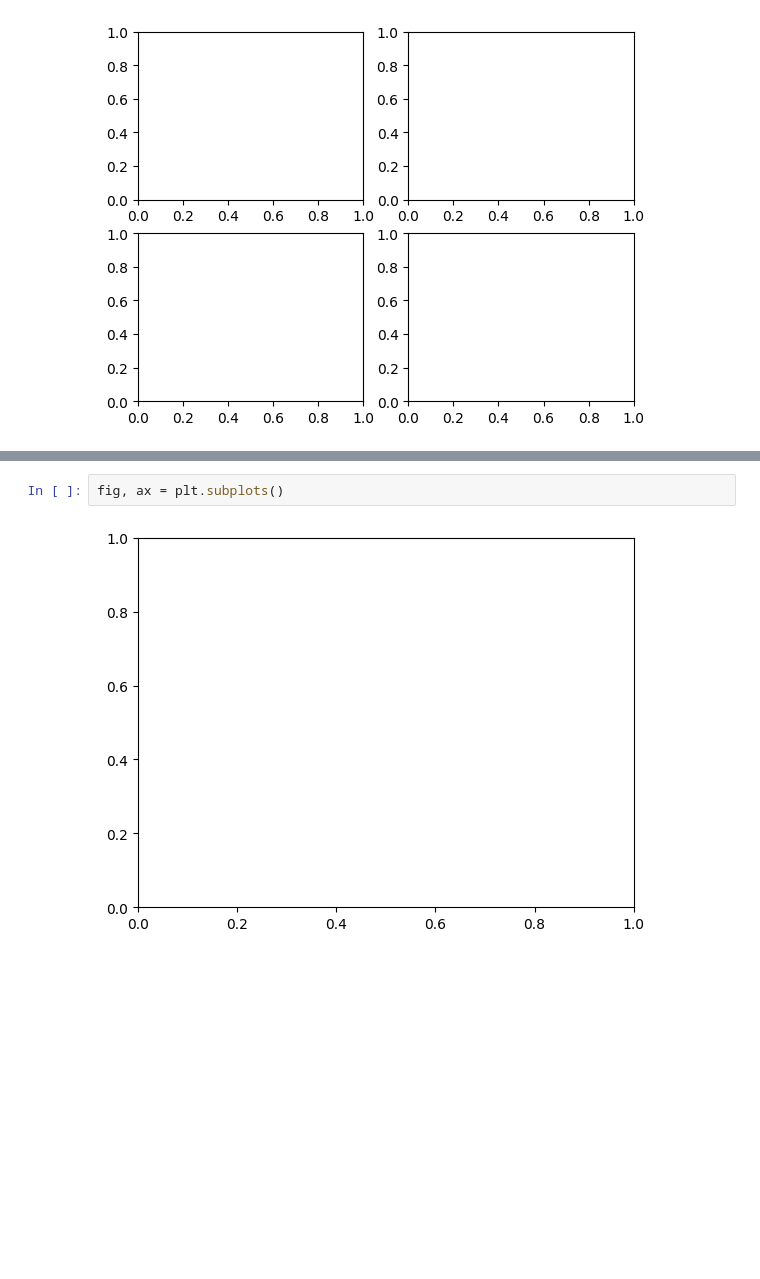
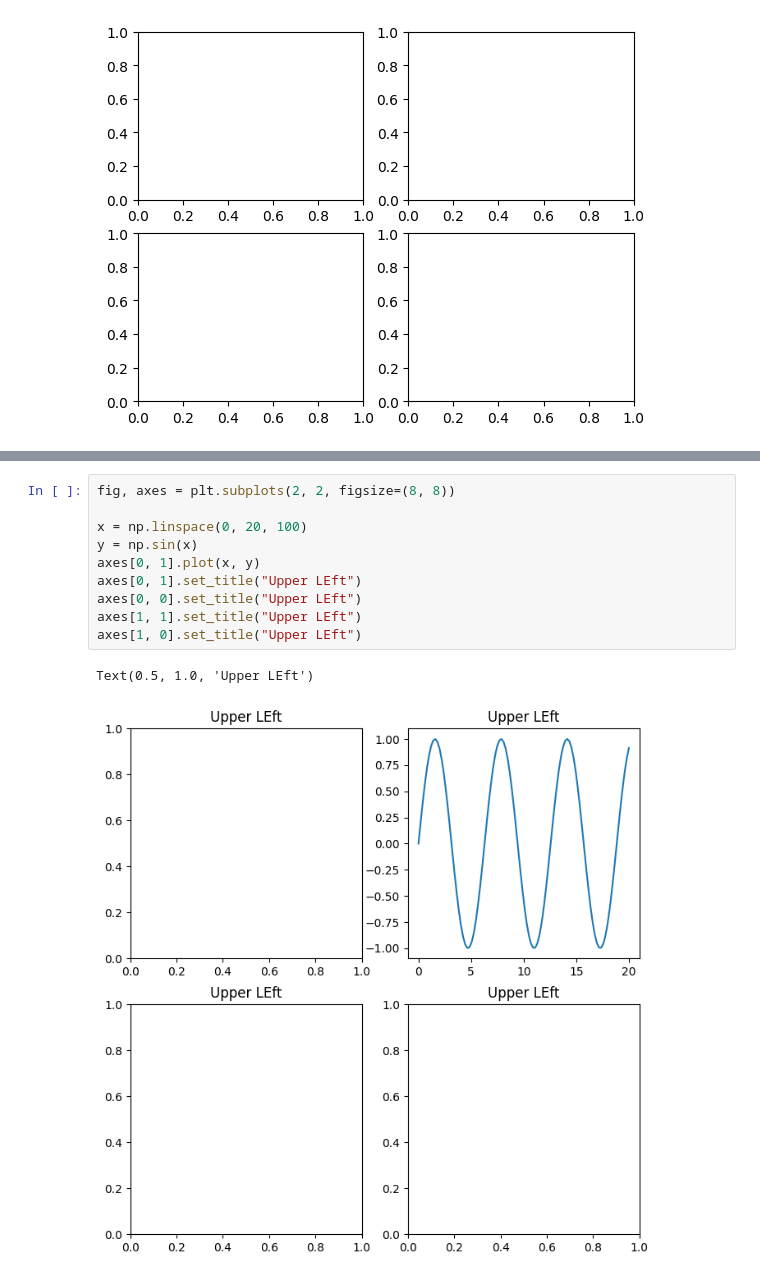
Before and after one commit to mtk1793/Data-Visualization---Course, a Jupyter notebook: Figuresand Axes.ipynb, the cells around one changed output, grey strips where cells are left out. Drawn from its saved outputs; the diff is of its cells as text; blank space fills up the shorter version.

```diff
--- a/Figuresand Axes.ipynb
+++ b/Figuresand Axes.ipynb
@@ -26,7 +28,16 @@ fig.add_axes(rect=(0,0,2,2), )
 # %% [output]
 <Axes: >
 [figure]
-# %%
-fig, ax = plt.subplots()
-# %% [output]
-[figure, removed]
+# %%
+fig, axes = plt.subplots(2, 2, figsize=(8, 8))
+
+x = np.linspace(0, 20, 100)
+y = np.sin(x)
+axes[0, 1].plot(x, y)
+axes[0, 1].set_title("Upper LEft")
+axes[0, 0].set_title("Upper LEft")
+axes[1, 1].set_title("Upper LEft")
+axes[1, 0].set_title("Upper LEft")
+# %% [output]
+Text(0.5, 1.0, 'Upper LEft')
+[figure, added]
```
Also changed, not shown: parts of 7 cells of this notebook.
